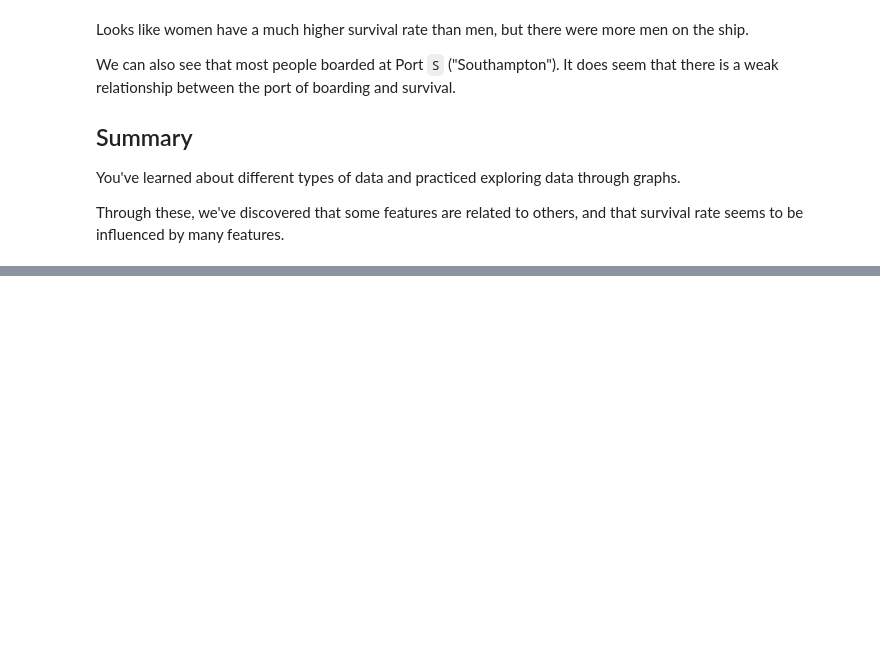
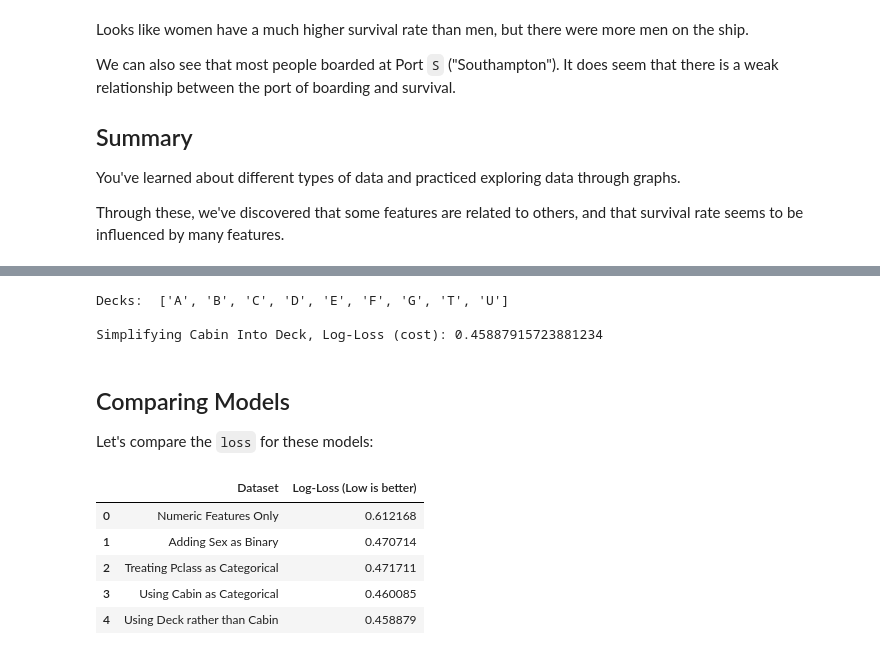
Before and after one commit to fitditcorp4/dp100_MS_Azure_DataScientist, a Jupyter notebook: Working_with_missing_data.ipynb, the cells around one changed output, grey strips where cells are left out. Drawn from its saved outputs; the diff is of its cells as text; code cells hidden in the pictures; blank space fills up the shorter version.

```diff
--- a/Working_with_missing_data.ipynb
+++ b/Working_with_missing_data.ipynb
@@ -516,0 +723,49 @@ Through these, we've discovered that some features are related to others, and th
+# %%
+# We have cabin names, like A31, G45. The letter refers to the deck that
+# the cabin was on. Extract just the deck and save it to a column.
+dataset["Deck"] = [c[0] for c in dataset.Cabin]
+
+print("Decks: ", sorted(dataset.Deck.unique()))
+
+# Create one-hot vectors for:
+# Pclass - the class of ticket. (This could be treated as ordinal or categorical)
+# Deck - the deck that the cabin was on
+dataset_with_one_hot = pandas.get_dummies(dataset, columns=["Pclass", "Deck"], drop_first=False)
+
+# Find the deck names
+deck_of_cabin_column_names = list(c for c in dataset_with_one_hot.columns if c.startswith("Deck_"))
+
+features = ["Age", "IsFemale", "SibSp", "Parch", "Fare",
+            "Pclass_1", "Pclass_2", "Pclass_3",
+            "Deck_A", "Deck_B", "Deck_C", "Deck_D",
+            "Deck_E", "Deck_F", "Deck_G", "Deck_U", "Deck_T"]
+
+loss_deck = train_logistic_regression(dataset_with_one_hot, features)
+
+print(f"\nSimplifying Cabin Into Deck, Log-Loss (cost): {loss_deck}")
+# %% [output]
+Decks:  ['A', 'B', 'C', 'D', 'E', 'F', 'G', 'T', 'U']
+
+Simplifying Cabin Into Deck, Log-Loss (cost): 0.45887915723881234
+# %% [markdown]
+## Comparing Models
+
+Let's compare the `loss` for these models:
+# %%
+# Use a dataframe to create a comparison table of metrics
+# Copy metrics from previous Unit
+
+l =[["Numeric Features Only", loss_numerical_only],
+    ["Adding Sex as Binary", loss_binary_categoricals],
+    ["Treating Pclass as Categorical", loss_pclass_categorical],
+    ["Using Cabin as Categorical", loss_cabin_categorical],
+    ["Using Deck rather than Cabin", loss_deck]]
+
+pandas.DataFrame(l, columns=["Dataset", "Log-Loss (Low is better)"])
+# %% [output]
+|  | Dataset | Log-Loss (Low is better) |
+| 0 | Numeric Features Only | 0.612168 |
+| 1 | Adding Sex as Binary | 0.470714 |
+| 2 | Treating Pclass as Categorical | 0.471711 |
+| 3 | Using Cabin as Categorical | 0.460085 |
+| 4 | Using Deck rather than Cabin | 0.458879 |
```
Also changed, not shown: parts of 14 cells of this notebook, 2 other files.
